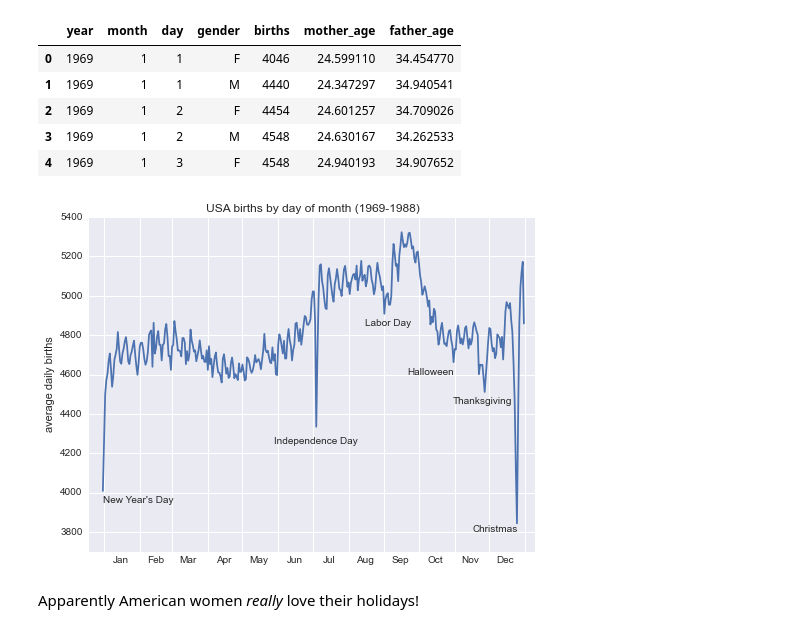
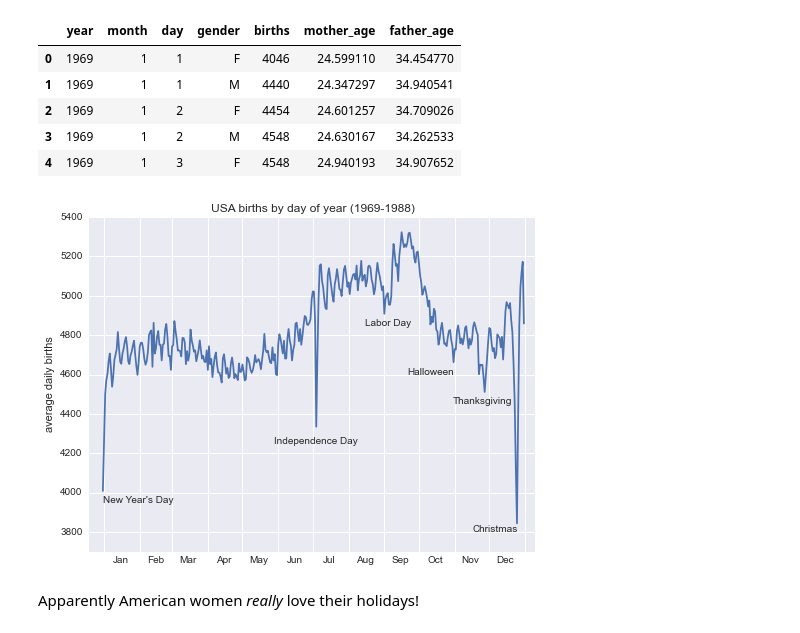
Before and after one commit to jakevdp/data-CDCbirths, a Jupyter notebook: BirthsByDay.ipynb, the cells around one changed output. Drawn from its saved outputs; the diff is of its cells as text; code cells hidden in the pictures.

Commit message:
Add license; modify sigma clipping

```diff
--- a/BirthsByDay.ipynb
+++ b/BirthsByDay.ipynb
@@ -21,10 +25,14 @@ births.head()
 | 3 | 1969 | 1 | 2 | M | 4548 | 24.630167 | 34.262533 |
 | 4 | 1969 | 1 | 3 | F | 4548 | 24.940193 | 34.907652 |
 # %%
-# throw out bad data
-births = births.query('(births > 1000) & (births < 30000)')
+# Some data is mis-reported; e.g. June 31st, etc.
+# remove these outliers via robust sigma-clipping
+quartiles = np.percentile(births['births'], [25, 50, 75])
+mu = quartiles[1]
+sig = 0.7413 * (quartiles[2] - quartiles[0])
+births = births.query('(births > @mu - 5 * @sig) & (births < @mu + 5 * @sig)')
 
-# set 'day' column to integer; was a string due to nulls
+# set 'day' column to integer; it originally was a string due to nulls
 births['day'] = births['day'].astype(int)
 # %%
 # Choose a leap year to display births by date
@@ -33,26 +41,26 @@ dates = [pd.datetime(2012, month, day)
 # %%
 # Plot the results
 fig, ax = plt.subplots(figsize=(8, 6))
 births.groupby(dates)['births'].mean().plot(ax=ax)
 
 # Label the plot
 ax.text('2012-1-1', 3950, "New Year's Day")
 ax.text('2012-7-4', 4250, "Independence Day", ha='center')
 ax.text('2012-9-4', 4850, "Labor Day", ha='center')
 ax.text('2012-10-31', 4600, "Halloween", ha='right')
 ax.text('2012-11-25', 4450, "Thanksgiving", ha='center')
 ax.text('2012-12-25', 3800, "Christmas", ha='right')
-ax.set(title='USA births by day of month (1969-1988)',
+ax.set(title='USA births by day of year (1969-1988)',
        ylabel='average daily births',
        xlim=('2011-12-20','2013-1-10'),
        ylim=(3700, 5400));
 
 # Format the x axis with centered month labels
 ax.xaxis.set_major_locator(mpl.dates.MonthLocator())
 ax.xaxis.set_minor_locator(mpl.dates.MonthLocator(bymonthday=15))
 ax.xaxis.set_major_formatter(plt.NullFormatter())
 ax.xaxis.set_minor_formatter(mpl.dates.DateFormatter('%h'));
 # %% [output]
-[figure, old version]
+[figure, new version]
 # %% [markdown]
 Apparently American women *really* love their holidays!
```
Also changed, not shown: parts of 2 cells of this notebook, 1 other file.
